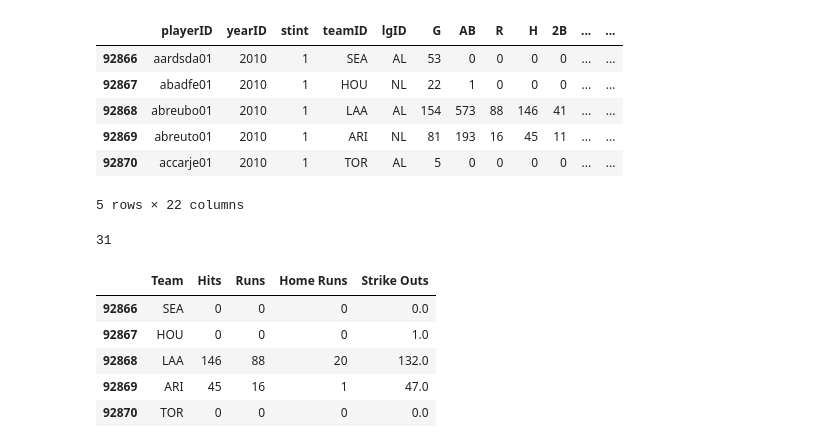
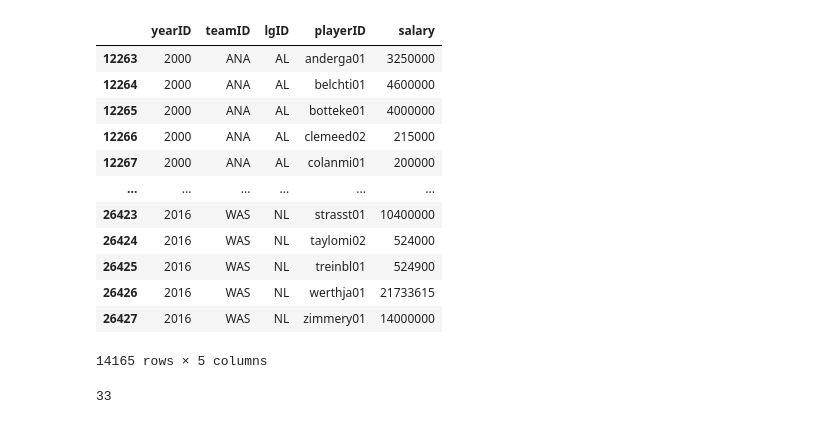
Before and after one commit to Lanpham0110/Project-1, a Jupyter notebook: MLB Data.ipynb, the cells around one changed output. Saved outputs shown, nothing was run; the diff lists cells and outputs as text; code cells hidden in the pictures.

```diff
--- a/MLB Data.ipynb
+++ b/MLB Data.ipynb
@@ -8,8 +8,8 @@ import numpy as np
 # %%
 # Store filepath in a variable
-batting_data = "Resources/Batting.csv"
+salary_data = "Resources/Salaries.csv"
 # Read our Data file with the pandas library
 # Not every CSV requires an encoding, but be aware this can come up
-batting_data = pd.read_csv(batting_data, encoding="ISO-8859-1")
-batting_data.head()
+salary_data = pd.read_csv(salary_data, encoding="ISO-8859-1")
+salary_data
 # %% [output]
@@ -23,30 +29,24 @@ batting_data.head()
 # %%
 #filter data by year
-batting_df = batting_data [(2009 < batting_data["yearID"]) & (batting_data["yearID"] < 2021)]
-batting_df.head()
+salary_df = salary_data [(1999 < salary_data["yearID"]) & (salary_data["yearID"] < 2021)]
+salary_df
 # %% [output]
-|  | playerID | yearID | stint | teamID | lgID | G | AB | R | H | 2B | ... | ... |
-| 92866 | aardsda01 | 2010 | 1 | SEA | AL | 53 | 0 | 0 | 0 | 0 | ... | ... |
-| 92867 | abadfe01 | 2010 | 1 | HOU | NL | 22 | 1 | 0 | 0 | 0 | ... | ... |
-| 92868 | abreubo01 | 2010 | 1 | LAA | AL | 154 | 573 | 88 | 146 | 41 | ... | ... |
-| 92869 | abreuto01 | 2010 | 1 | ARI | NL | 81 | 193 | 16 | 45 | 11 | ... | ... |
-| 92870 | accarje01 | 2010 | 1 | TOR | AL | 5 | 0 | 0 | 0 | 0 | ... | ... |
+|  | yearID | teamID | lgID | playerID | salary |
+| 12263 | 2000 | ANA | AL | anderga01 | 3250000 |
+| 12264 | 2000 | ANA | AL | belchti01 | 4600000 |
+| 12265 | 2000 | ANA | AL | botteke01 | 4000000 |
+| 12266 | 2000 | ANA | AL | clemeed02 | 215000 |
+| 12267 | 2000 | ANA | AL | colanmi01 | 200000 |
+| ... | ... | ... | ... | ... | ... |
+| 26423 | 2016 | WAS | NL | strasst01 | 10400000 |
+| 26424 | 2016 | WAS | NL | taylomi02 | 524000 |
+| 26425 | 2016 | WAS | NL | treinbl01 | 524900 |
+| 26426 | 2016 | WAS | NL | werthja01 | 21733615 |
+| 26427 | 2016 | WAS | NL | zimmery01 | 14000000 |
-5 rows × 22 columns
+14165 rows × 5 columns
 # %%
 #count amount of teams from 2010 - 2020
-team = batting_df["teamID"].nunique()
-team
+teams = salary_df["teamID"].nunique()
+teams
 # %% [output]
-31
+33
-# %%
-#Change the name of columns needed
-bat_team_df = batting_df[["teamID", "H", "R", "HR", "SO"]]
-bat_renamed_df = bat_team_df.rename(columns={"teamID":"Team", "H": "Hits", "R":"Runs", "HR":"Home Runs", "SO":"Strike Outs"})
-bat_renamed_df.head()
-# %% [output]
-|  | Team | Hits | Runs | Home Runs | Strike Outs |
-| 92866 | SEA | 0 | 0 | 0 | 0.0 |
-| 92867 | HOU | 0 | 0 | 0 | 1.0 |
-| 92868 | LAA | 146 | 88 | 20 | 132.0 |
-| 92869 | ARI | 45 | 16 | 1 | 47.0 |
-| 92870 | TOR | 0 | 0 | 0 | 0.0 |
```
Also changed, not shown: parts of 28 cells of this notebook.
